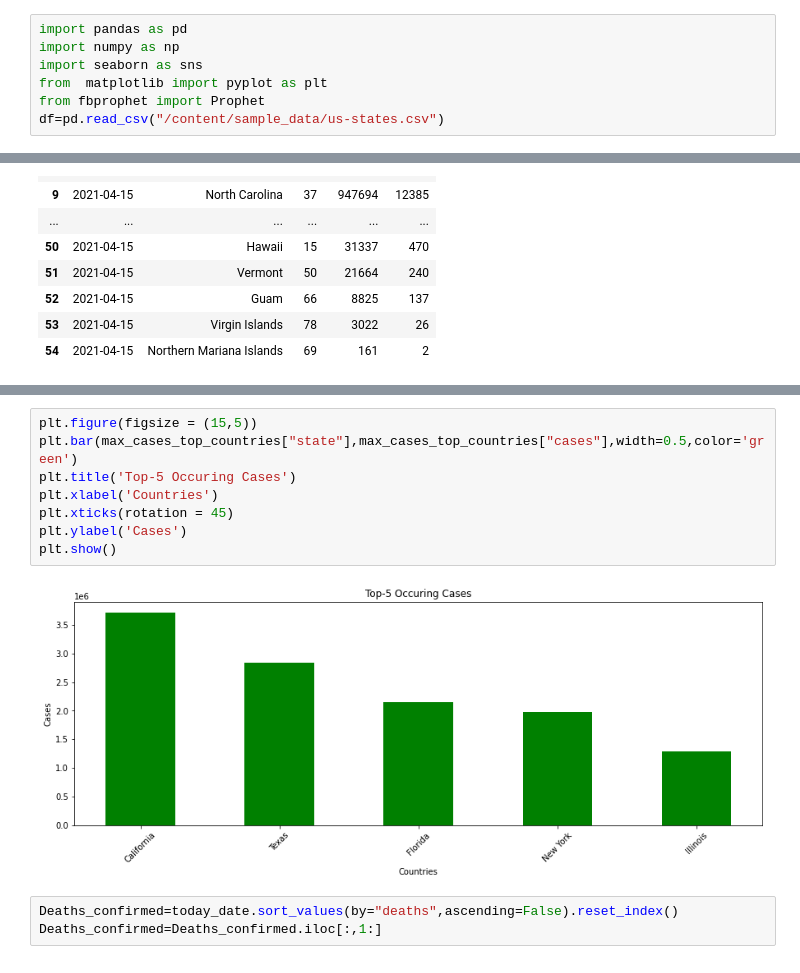
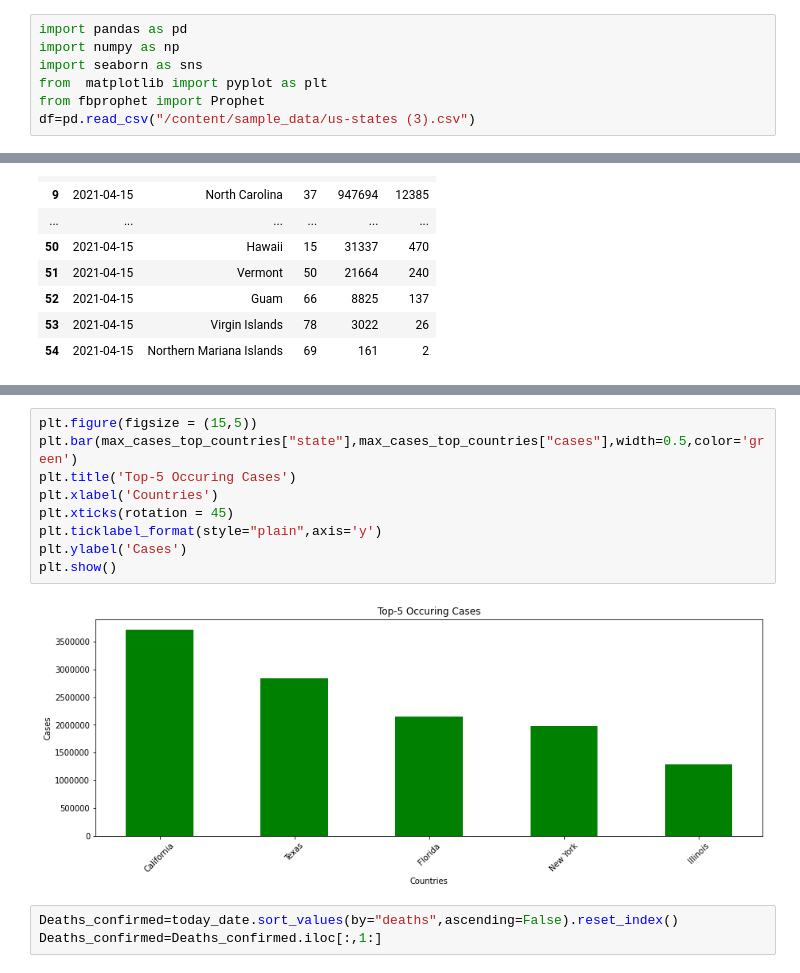
Before and after one commit to vyshakh19/INFO-5082, a Jupyter notebook: Covid_19_Cases_Prediction.ipynb, the cells around one changed output, grey strips where cells are left out. Saved outputs shown, nothing was run; the diff lists cells and outputs as text.

```diff
--- a/Covid_19_Cases_Prediction.ipynb
+++ b/Covid_19_Cases_Prediction.ipynb
@@ -4,7 +6,7 @@ import numpy as np
 import seaborn as sns
 from  matplotlib import pyplot as plt
 from fbprophet import Prophet
-df=pd.read_csv("/content/sample_data/us-states.csv")
+df=pd.read_csv("/content/sample_data/us-states (3).csv")
 # %%
 df
 # %% [output]
@@ -88,13 +89,14 @@ max_cases_top_countries
 # %%
 plt.figure(figsize = (15,5))
 plt.bar(max_cases_top_countries["state"],max_cases_top_countries["cases"],width=0.5,color='green')
 plt.title('Top-5 Occuring Cases')
 plt.xlabel('Countries')
 plt.xticks(rotation = 45)
+plt.ticklabel_format(style="plain",axis='y')
 plt.ylabel('Cases')
 plt.show()
 # %% [output]
-[figure, old version]
+[figure, new version]
 # %%
 Deaths_confirmed=today_date.sort_values(by="deaths",ascending=False).reset_index()
 Deaths_confirmed=Deaths_confirmed.iloc[:,1:]
```
Also changed, not shown: parts of 7 cells of this notebook.
